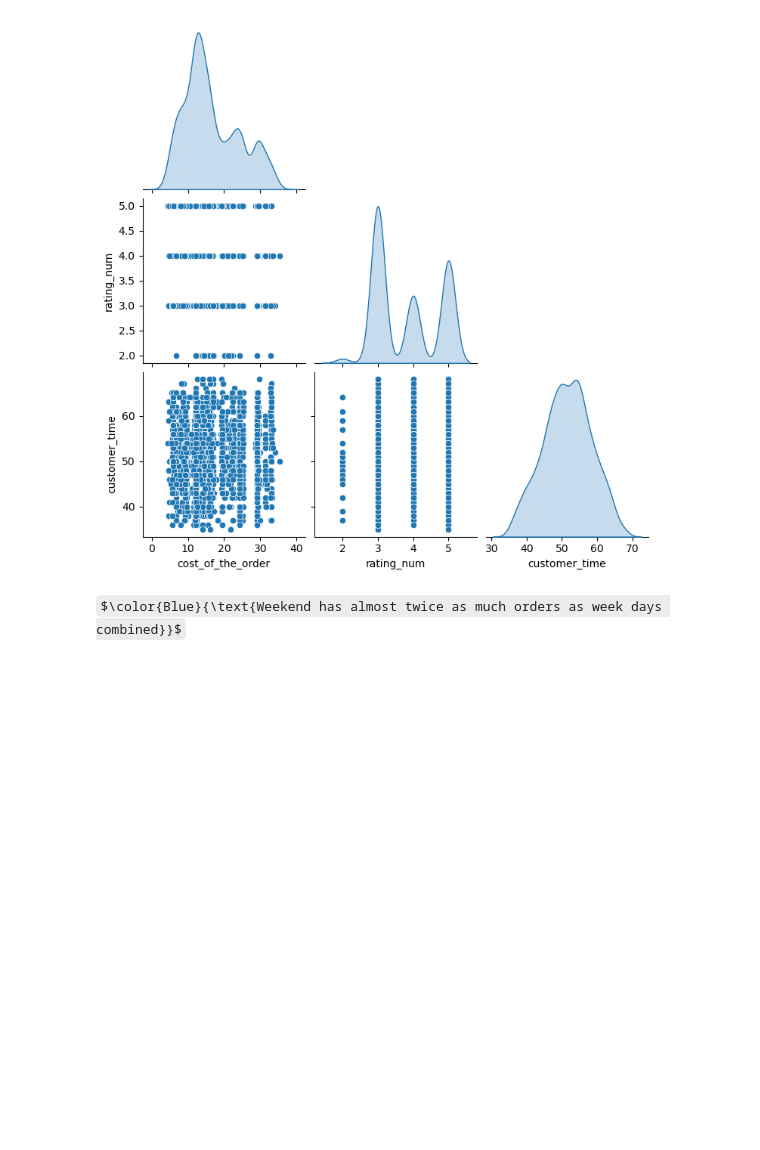
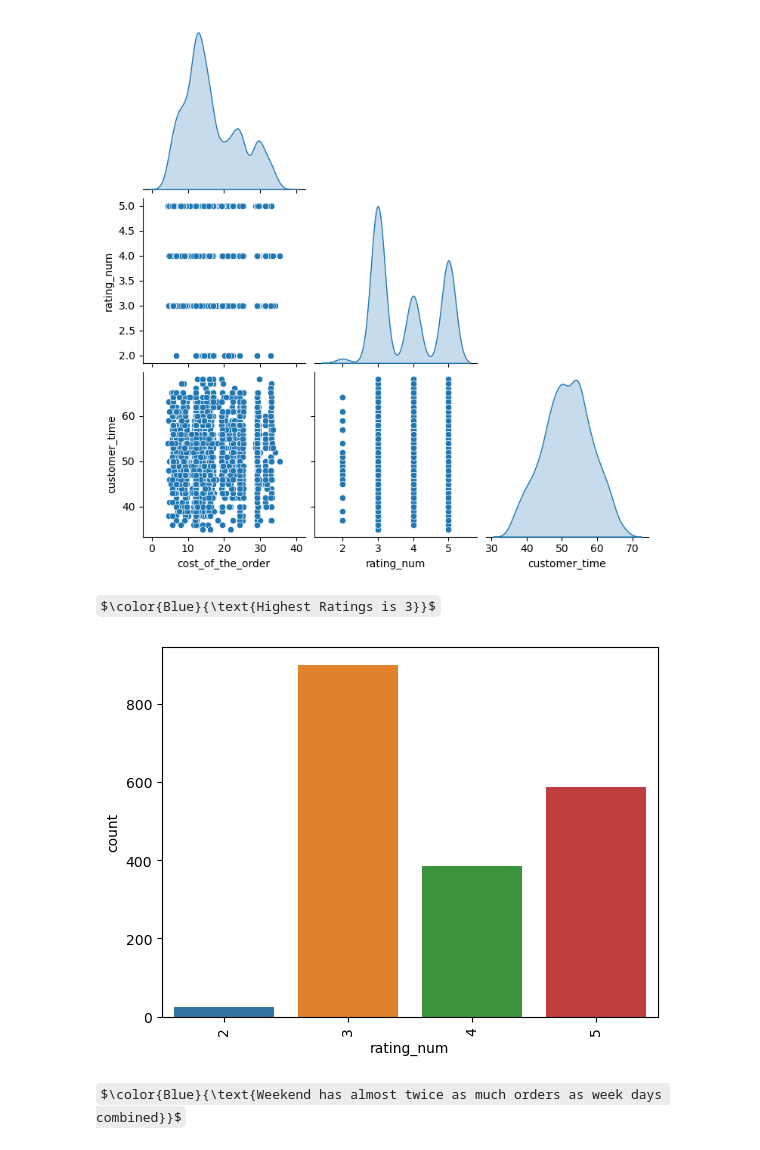
Before and after one commit to uredkar/BAU, a Jupyter notebook: Python/IntroPython/PYF_Project_LearnerNotebook_FullCode.ipynb, the cells around one changed output. Saved outputs shown, nothing was run; the diff lists cells and outputs as text; code cells hidden in the pictures; some formulas as TeX source; blank space fills up the shorter version.

```diff
--- a/Python/IntroPython/PYF_Project_LearnerNotebook_FullCode.ipynb
+++ b/Python/IntroPython/PYF_Project_LearnerNotebook_FullCode.ipynb
@@ -443,6 +447,14 @@ df2 = df.drop(['order_id','customer_id','food_preparation_time','delivery_time']
 sns.pairplot(df2,corner=True,diag_kind='kde');
 # %% [output]
 [figure]
+# %% [markdown]
+$\color{Blue}{\text{Highest Ratings is 3}}$
+# %%
+count_plot = sns.countplot(data=df,x='rating_num')
+count_plot.set_xticklabels(count_plot.get_xticklabels(),rotation=90)
+plt.show()
+# %% [output]
+[figure, added]
 # %% [markdown]
 $\color{Blue}{\text{Weekend has almost twice as much orders as week days combined}}$
 # %%
```
Also changed, not shown: parts of 38 cells of this notebook, 23 other files.
